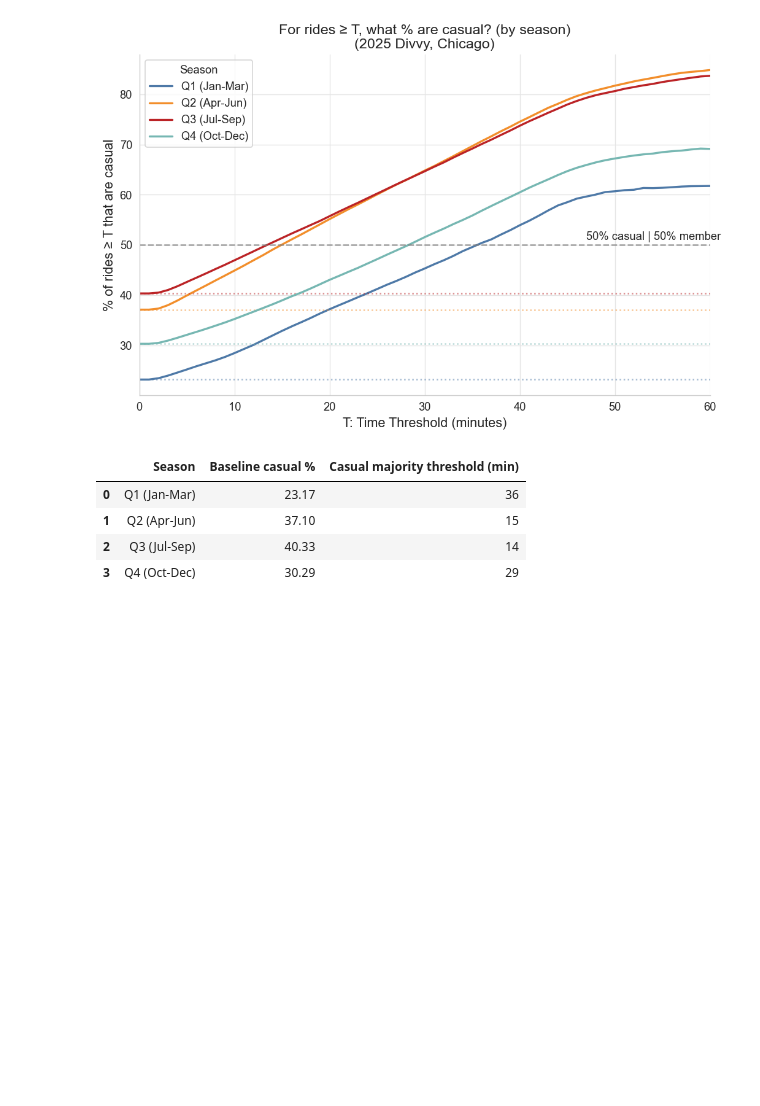
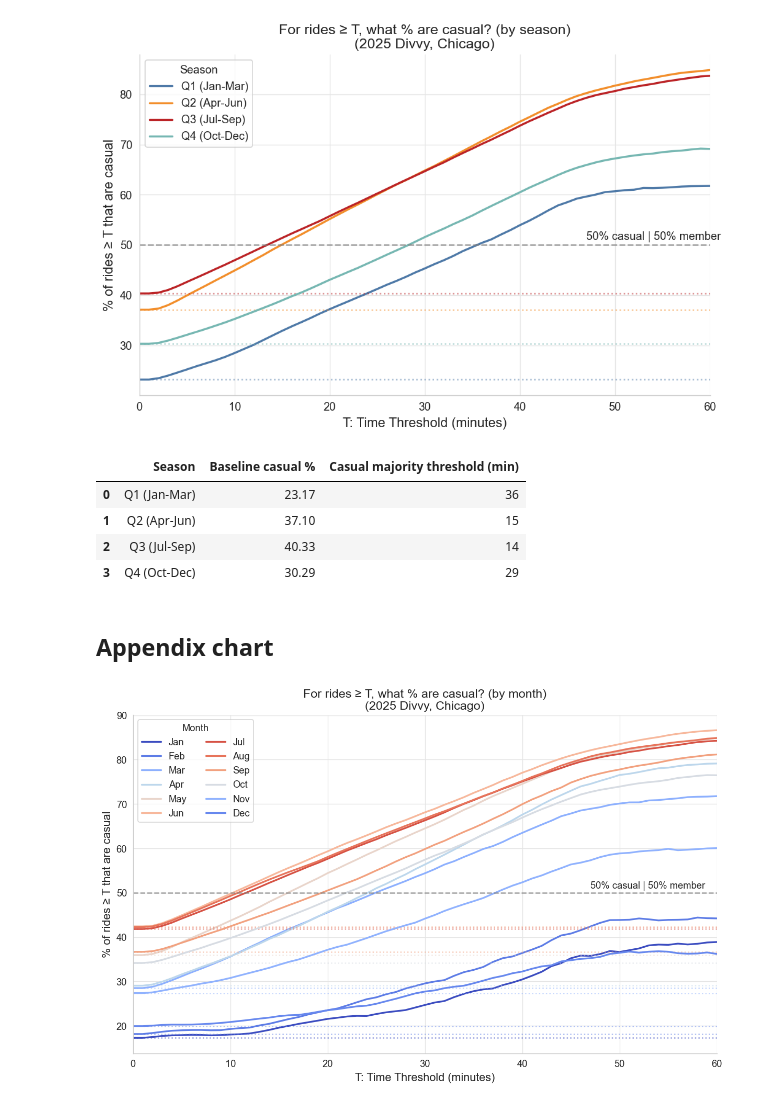
Before and after one commit to danny-hered/divvy-2025-analysis, a Jupyter notebook: report.ipynb, the cells around one changed output. Saved outputs shown, nothing was run; the diff lists cells and outputs as text; code cells hidden in the pictures; blank space fills up the shorter version.

```diff
--- a/report.ipynb
+++ b/report.ipynb
@@ -714,3 +746,5 @@ pd.DataFrame(seasonal_table)
 | 1 | Q2 (Apr-Jun) | 37.10 | 15 |
 | 2 | Q3 (Jul-Sep) | 40.33 | 14 |
 | 3 | Q4 (Oct-Dec) | 30.29 | 29 |
+# %% [markdown]
+## Appendix chart
@@ -716,0 +789,57 @@ pd.DataFrame(seasonal_table)
+# %%
+ # Get month baselines (T=0 casual %) for baselines
+baselines = dict(zip(
+    monthly_tail[monthly_tail['time_threshold'] == 0]['month'],
+    monthly_tail[monthly_tail['time_threshold'] == 0]['casual_count_pct']
+))
+
+month_colors = {
+    1:  '#3b4cc0',  # Jan
+    2:  '#5d7ce6',  # Feb
+    3:  '#8db0fe',  # Mar
+    4:  '#bdd7ec',  # Apr
+    5:  '#e9d5cb',  # May
+    6:  '#f7b89c',  # Jun
+    7:  '#d65244',  # Jul
+    8:  '#e7745b',  # Aug
+    9:  '#f2a17f',  # Sep
+    10: '#d7dce3',  # Oct
+    11: '#90b2fe',  # Nov
+    12: '#6788ee',  # Dec
+}
+# Plotting
+fig, ax = plt.subplots(figsize=(12, 7))
+
+for month in range(1, 13):
+    df_month = monthly_tail[monthly_tail['month'] == month]
+    ax.plot(
+        df_month['time_threshold'],
+        df_month['casual_count_pct'],
+        label=month_labels[month],
+        color=month_colors[month],
+        linewidth=2
+    )
+
+    ax.axhline(
+        baselines[month],
+        color=month_colors[month],
+        linestyle=':',
+        alpha=0.5
+    )
+
+ax.axhline(50, color='grey', linestyle='--', alpha=0.7)
+ax.annotate('50% casual | 50% member', xy=(2, 50), xytext=(47, 51))
+
+ax.set_title('For rides ≥ T, what % are casual? (by month)\n(2025 Divvy, Chicago)')
+ax.set_xlabel('T: Time Threshold (minutes)')
+ax.set_ylabel('% of rides ≥ T that are casual')
+ax.legend(title='Month', ncol=2)
+
+ax.spines['top'].set_visible(False)
+ax.spines['right'].set_visible(False)
+ax.set_xlim(0, 60)
+
+plt.savefig("figures/monthly_tailbehaviour_300dpi.png")
+plt.show()
+# %% [output]
+[figure, added]
```
Also changed, not shown: parts of 13 cells of this notebook, 5 other files.
